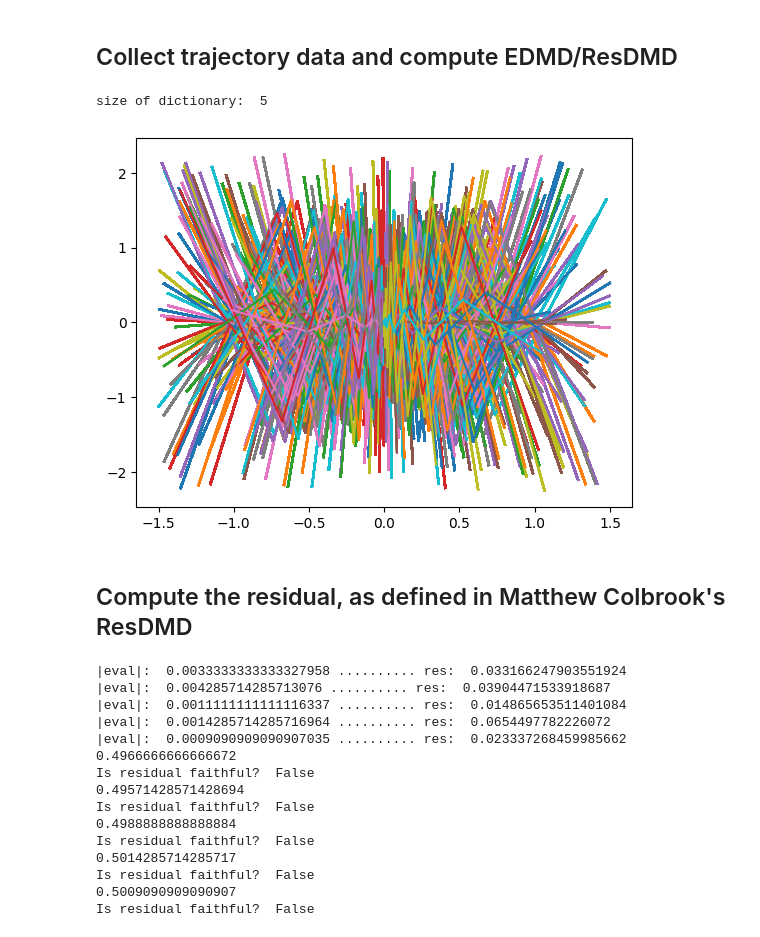
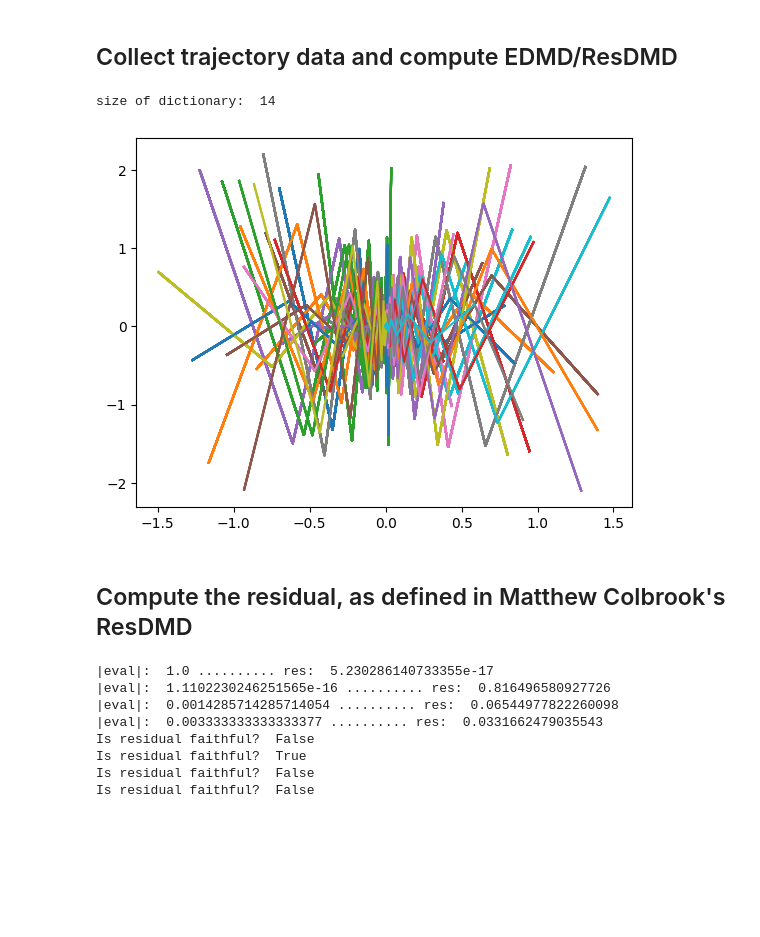
Before and after one commit to jmbosnich/ResDMDc, a Jupyter notebook: ResDMD_unforced.ipynb, the cells around one changed output. Drawn from its saved outputs; the diff is of its cells as text; code cells hidden in the pictures; blank space fills up the shorter version.

Commit message:
fixed bug in the (Hermitian) polynomial basis functions

```diff
--- a/ResDMD_unforced.ipynb
+++ b/ResDMD_unforced.ipynb
@@ -224,7 +263,7 @@ class Observables(object):
 ## Collect trajectory data and compute EDMD/ResDMD
 # %%
 np.random.seed(420) # set the seed for reproducibility
-num_trials = 500 # number of resets
+num_trials = 50 # number of resets
 tf = 3
 horizon = int(tf/model.dt) # how long we simulate the system for
 M = num_trials * horizon # M sized data
@@ -232,41 +271,41 @@ M = num_trials * horizon # M sized data
 traj = np.zeros([2, horizon, num_trials])
 
 ### Choose basis functions ###
-obs_choice = 2 # if handmade basis is used
-order = 1 # if (hermitian) polynomials are used
-cross_terms = True
+obs_choice = 2  # if handmade basis is used
+order = 7  # if (hermitian) polynomials are used
+cross_terms = False
 
 obs = Observables(obs_choice, order, cross_terms)
-z = obs.handmade # choose which basis functions you want to use
+z = obs.hermite # choose which basis functions you want to use
 
 num_obs = len(z(model.reset()))
 print("size of dictionary: ", num_obs)
 
 # EDMD matrices
 A = np.zeros((num_obs, num_obs))
 G = np.zeros((num_obs, num_obs))
 L = np.zeros((num_obs, num_obs))
 
 for k in range(num_trials):
     xt = model.reset()
     for t in range(horizon):
         xt_new = model.step()
         traj[:, t, k] = xt_new
 
         A += np.outer(z(xt_new), z(xt))
         G += np.outer(z(xt), z(xt))
         L += np.outer(z(xt_new), z(xt_new))
 
     plt.plot(traj[0], traj[1]) # plot trajectories used for
 A /= M
 G /= M
 L /= M
 
 koopman = np.dot(A, np.linalg.pinv(G))
 cont_koopman = logm(koopman)/model.dt
 # %% [output]
-size of dictionary:  5
+size of dictionary:  14
-[figure, old version]
+[figure, new version]
 # %% [markdown]
 ## Compute the residual, as defined in Matthew Colbrook's ResDMD
 # %%
@@ -289,21 +328,13 @@ if model.name == "LinearSystem":
     for i, eval in enumerate(evals):
         a = np.abs(eval - model.evals[0])
         b = np.abs(eval - model.evals[1])
-        print(min([a,b]))
         print("Is residual faithful? ", min([a,b]) < residuals[i])
 # %% [output]
-|eval|:  0.0033333333333327958 .......... res:  0.033166247903551924
-|eval|:  0.004285714285713076 .......... res:  0.03904471533918687
-|eval|:  0.0011111111111116337 .......... res:  0.014865653511401084
-|eval|:  0.0014285714285716964 .......... res:  0.0654497782226072
-|eval|:  0.0009090909090907035 .......... res:  0.023337268459985662
-0.4966666666666672
+|eval|:  1.0 .......... res:  5.230286140733355e-17
+|eval|:  1.1102230246251565e-16 .......... res:  0.816496580927726
+|eval|:  0.0014285714285714054 .......... res:  0.06544977822260098
+|eval|:  0.003333333333333377 .......... res:  0.0331662479035543
 Is residual faithful?  False
-0.49571428571428694
+Is residual faithful?  True
 Is residual faithful?  False
-0.4988888888888884
 Is residual faithful?  False
-0.5014285714285717
-Is residual faithful?  False
-0.5009090909090907
-Is residual faithful?  False
```
Also changed, not shown: parts of 2 cells of this notebook, 1 other file.
